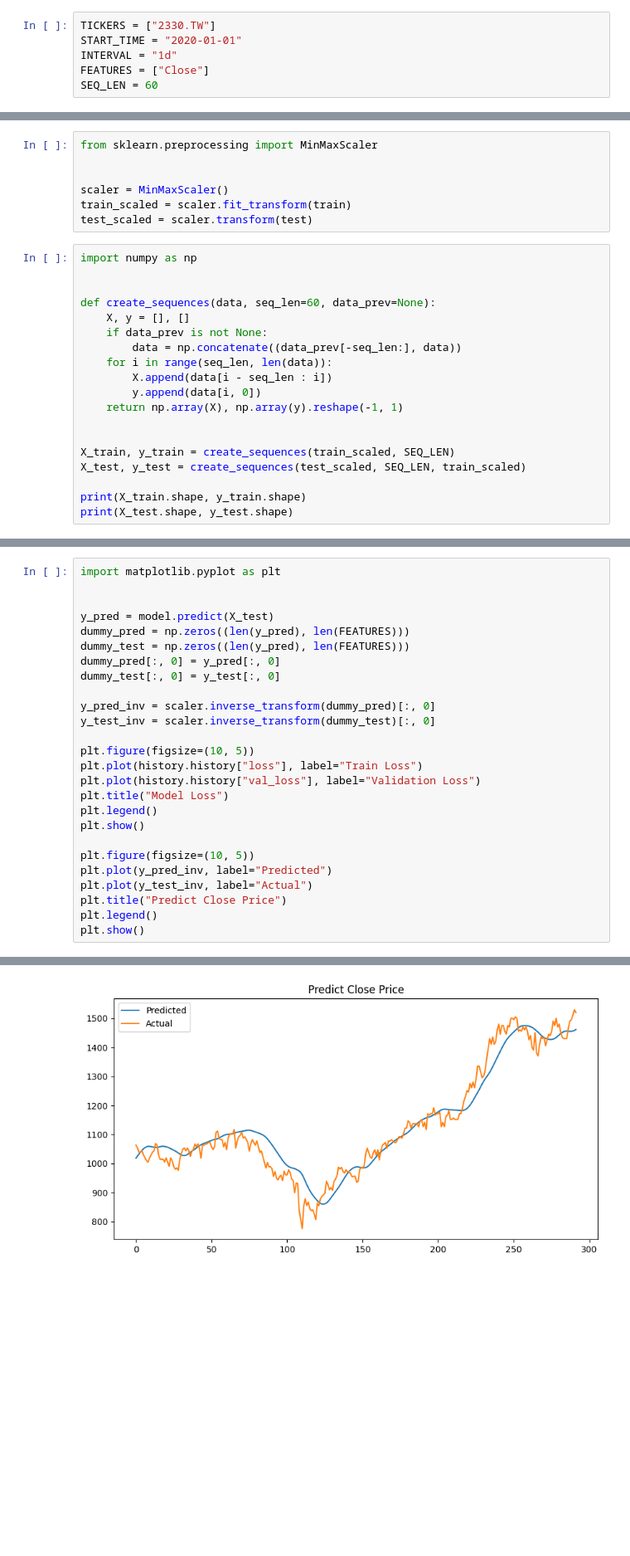
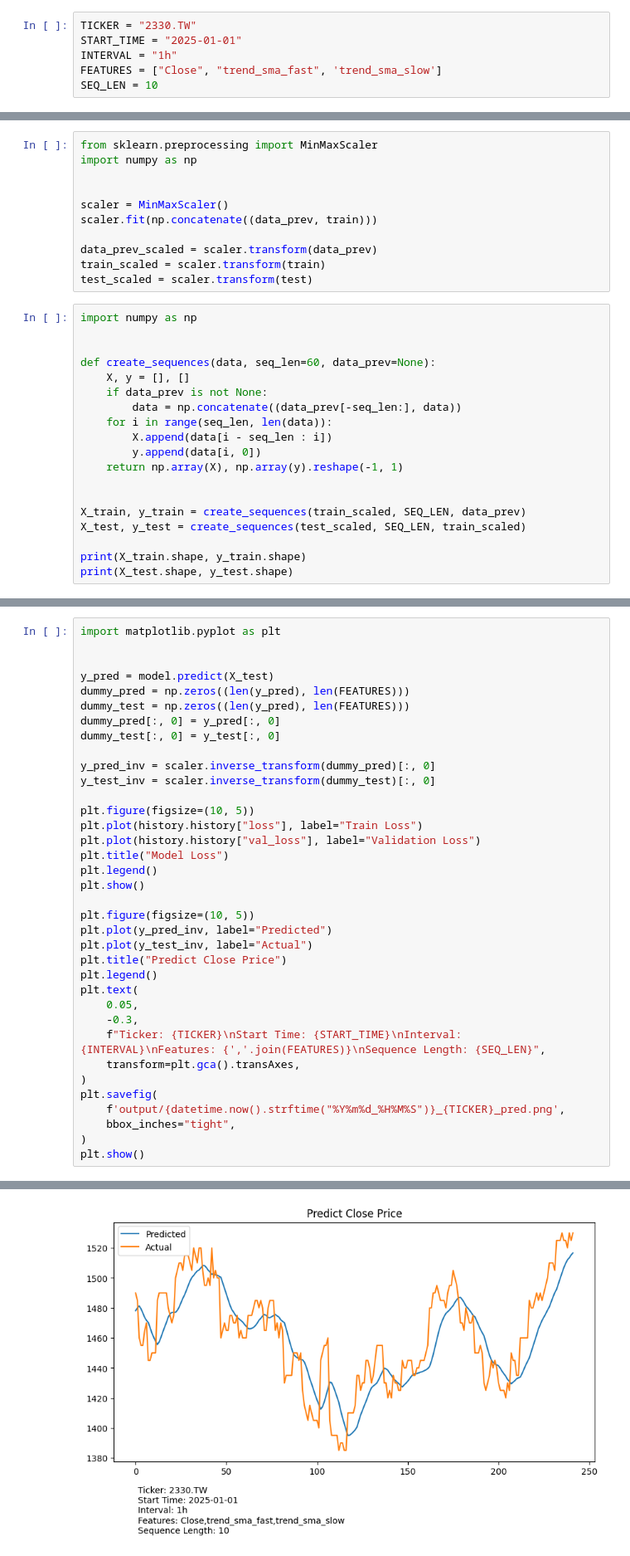
Before and after one commit to danielyc0304/Senior-Project, a Jupyter notebook: main.ipynb, the cells around one changed output, grey strips where cells are left out. Shown at 83% size. Saved outputs shown, nothing was run; the diff lists cells and outputs as text; blank space fills up the shorter version.

Commit message:
feat(ta): add technical analysis indicator and figure save

```diff
--- a/main.ipynb
+++ b/main.ipynb
@@ -1,7 +1,7 @@
 # %%
-TICKERS = ["2330.TW"]
-START_TIME = "2020-01-01"
-INTERVAL = "1d"
-FEATURES = ["Close"]
-SEQ_LEN = 60
+TICKER = "2330.TW"
+START_TIME = "2025-01-01"
+INTERVAL = "1h"
+FEATURES = ["Close", "trend_sma_fast", 'trend_sma_slow']
+SEQ_LEN = 10
 # %%
@@ -27,9 +72,13 @@ print(train.shape, test.shape)
 # %%
 from sklearn.preprocessing import MinMaxScaler
+import numpy as np
 
 
 scaler = MinMaxScaler()
-train_scaled = scaler.fit_transform(train)
+scaler.fit(np.concatenate((data_prev, train)))
+
+data_prev_scaled = scaler.transform(data_prev)
+train_scaled = scaler.transform(train)
 test_scaled = scaler.transform(test)
 # %%
 import numpy as np
@@ -45,7 +94,7 @@ def create_sequences(data, seq_len=60, data_prev=None):
     return np.array(X), np.array(y).reshape(-1, 1)
 
 
-X_train, y_train = create_sequences(train_scaled, SEQ_LEN)
+X_train, y_train = create_sequences(train_scaled, SEQ_LEN, data_prev)
 X_test, y_test = create_sequences(test_scaled, SEQ_LEN, train_scaled)
 
 print(X_train.shape, y_train.shape)
@@ -160,5 +227,15 @@ plt.plot(y_pred_inv, label="Predicted")
 plt.plot(y_test_inv, label="Actual")
 plt.title("Predict Close Price")
 plt.legend()
+plt.text(
+    0.05,
+    -0.3,
+    f"Ticker: {TICKER}\nStart Time: {START_TIME}\nInterval: {INTERVAL}\nFeatures: {','.join(FEATURES)}\nSequence Length: {SEQ_LEN}",
+    transform=plt.gca().transAxes,
+)
+plt.savefig(
+    f'output/{datetime.now().strftime("%Y%m%d_%H%M%S")}_{TICKER}_pred.png',
+    bbox_inches="tight",
+)
 plt.show()
 # %% [output]
@@ -167 +244 @@ plt.show()
-[figure, old version]
+[figure, new version]
```
Also changed, not shown: parts of 6 cells of this notebook, 14 other files.
